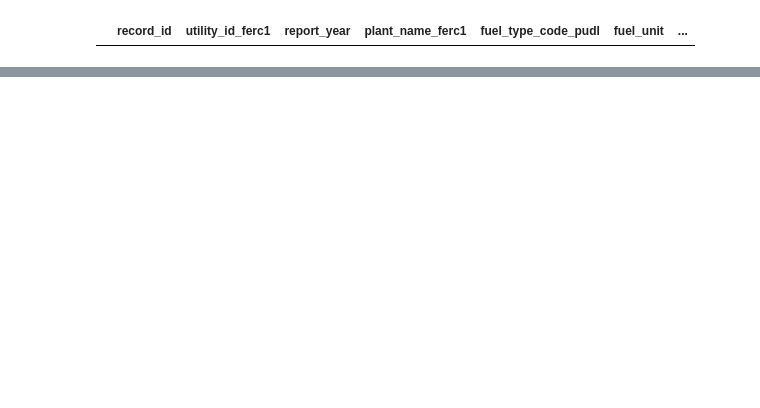
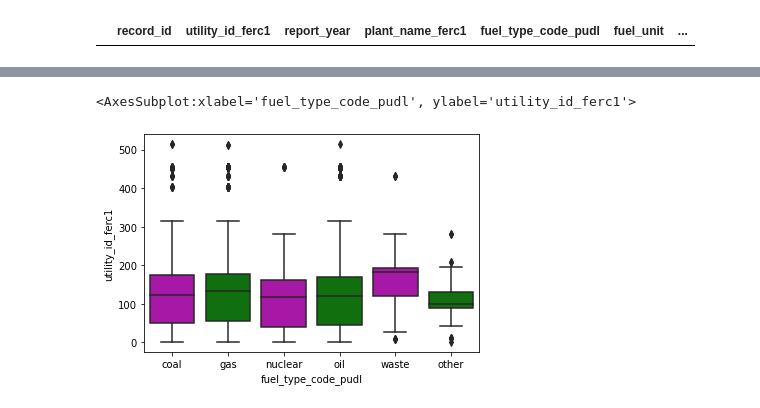
Before and after one commit to leeolivier/wrangling, a Jupyter notebook: wrangling.ipynb, the cells around one changed output, grey strips where cells are left out. Saved outputs shown, nothing was run; the diff lists cells and outputs as text; code cells hidden in the pictures; blank space fills up the shorter version.

```diff
--- a/wrangling.ipynb
+++ b/wrangling.ipynb
@@ -78,0 +68,6 @@ False
+# %%
+# box plot
+sns.boxplot(x = "fuel_type_code_pudl", y = "utility_id_ferc1", palette = ["m", "g"], data = fuel_data)
+# %% [output]
+<AxesSubplot:xlabel='fuel_type_code_pudl', ylabel='utility_id_ferc1'>
+[figure, added]
```
Also changed, not shown: parts of 11 cells of this notebook.
